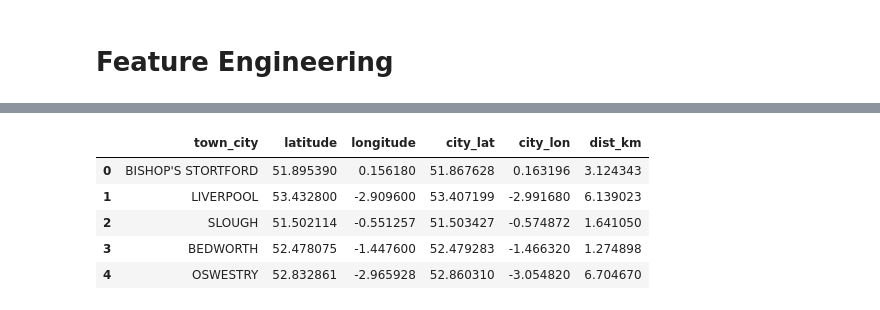
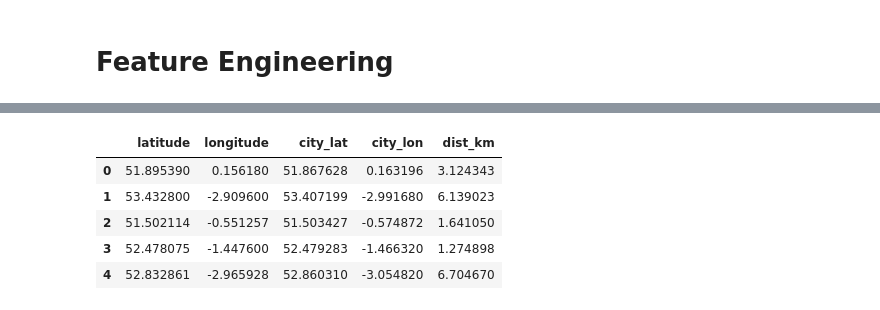
Before and after one commit to 1337Tema/HM-Land-Registry-ML-EDA-ARIMA-Geospatial, a Jupyter notebook: main.ipynb, the cells around one changed output, grey strips where cells are left out. Cells and saved outputs as stored; diff of their text form; code cells hidden in the pictures.

Commit message:
new file:   data/city_lat_long.csv 	new file:   data/postcode_lat_long.csv 	modified:   main.ipynb 	new file:   test.ipynb

```diff
--- a/main.ipynb
+++ b/main.ipynb
@@ -97,0 +90,12 @@ df.head()
+# %%
+big_city_set = {city.upper() for city in [
+    'London', 'Birmingham', 'Leeds', 'Glasgow', 'Sheffield', 'Manchester',
+    'Edinburgh', 'Liverpool', 'Bristol', 'Cardiff', 'Coventry', 'Belfast',
+    'Nottingham', 'Brighton', 'Newcastle', 'Plymouth'
+]}
+
+def is_big_city(city):
+    # Сравниваем город в верхнем регистре
+    return 1 if city.upper() in big_city_set else 0
+
+df['is_big_city'] = df['town_city'].apply(is_big_city)
@@ -97,0 +131,12 @@ df.head()
+# %%
+postcode_coords = pd.read_csv('./data/postcode_lat_long.csv')
+
+df = df.merge(postcode_coords, on='postcode', how='left')
+
+df.rename(columns={'latitude': 'latitude', 'longitude': 'longitude'}, inplace=True)
+del postcode_coords
+
+df.drop(columns=['postcode'], inplace=True)
+df.dropna(subset=["latitude", "longitude"], inplace=True)
+
+df.head()
@@ -145,4 +155,12 @@ for city in df['town_city'].unique():
-# %%
-# Распаковываем city_coords в колонки
-df['city_lat'] = df['town_city'].map(lambda c: city_coords[c][0])
-df['city_lon'] = df['town_city'].map(lambda c: city_coords[c][1])
+# %%
+city_coords = pd.read_csv('./data/city_lat_long.csv')
+
+df = df.merge(city_coords, on='town_city', how='left')
+
+df.rename(columns={'city_lat': 'city_lat', 'city_lon': 'city_lon'}, inplace=True)
+del city_coords
+
+df.drop(columns=['town_city'], inplace=True)
+df.dropna(subset=["city_lat", "city_lon"], inplace=True)
+
+df.head()
@@ -149,15 +174,15 @@ df['city_lon'] = df['town_city'].map(lambda c: city_coords[c][1])
 # %%
 # Считаем расстояние
 df['dist_km'] = haversine(
     df['city_lat'], df['city_lon'],
     df['latitude'], df['longitude']
 )
 
-df[['town_city','latitude','longitude','city_lat','city_lon','dist_km']].head()
+df[['latitude','longitude','city_lat','city_lon','dist_km']].head()
 # %% [output]
-|  | town_city | latitude | longitude | city_lat | city_lon | dist_km |
-| 0 | BISHOP'S STORTFORD | 51.895390 | 0.156180 | 51.867628 | 0.163196 | 3.124343 |
-| 1 | LIVERPOOL | 53.432800 | -2.909600 | 53.407199 | -2.991680 | 6.139023 |
-| 2 | SLOUGH | 51.502114 | -0.551257 | 51.503427 | -0.574872 | 1.641050 |
-| 3 | BEDWORTH | 52.478075 | -1.447600 | 52.479283 | -1.466320 | 1.274898 |
-| 4 | OSWESTRY | 52.832861 | -2.965928 | 52.860310 | -3.054820 | 6.704670 |
+|  | latitude | longitude | city_lat | city_lon | dist_km |
+| 0 | 51.895390 | 0.156180 | 51.867628 | 0.163196 | 3.124343 |
+| 1 | 53.432800 | -2.909600 | 53.407199 | -2.991680 | 6.139023 |
+| 2 | 51.502114 | -0.551257 | 51.503427 | -0.574872 | 1.641050 |
+| 3 | 52.478075 | -1.447600 | 52.479283 | -1.466320 | 1.274898 |
+| 4 | 52.832861 | -2.965928 | 52.860310 | -3.054820 | 6.704670 |
```
Also changed, not shown: parts of 21 cells of this notebook, 3 other files.
